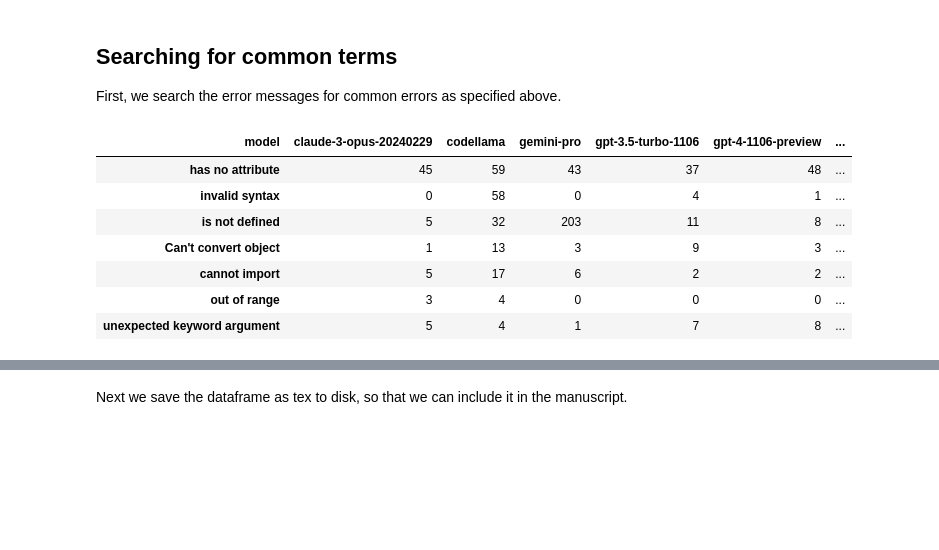
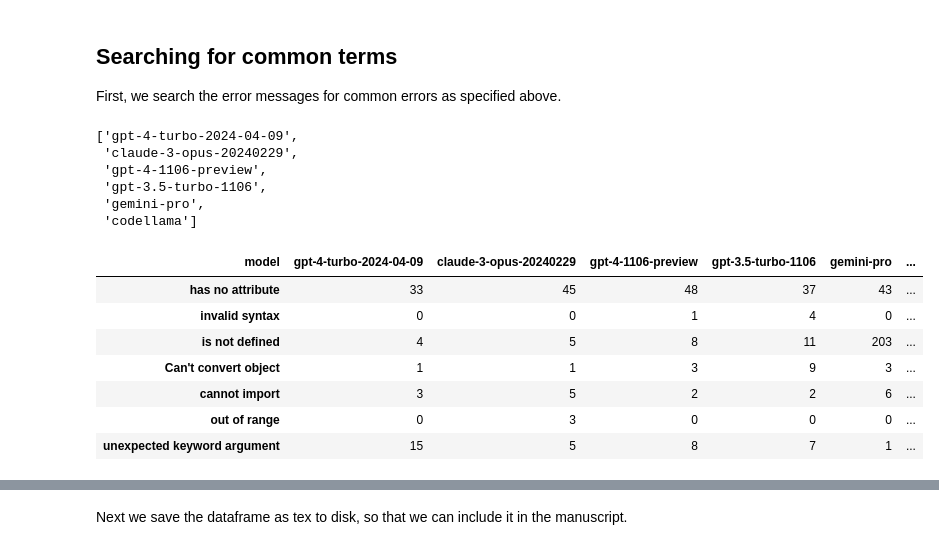
Before and after one commit to haesleinhuepf/human-eval-bia, a Jupyter notebook: demo/summarize_error_messages.ipynb, the cells around one changed output, grey strips where cells are left out. Saved outputs shown, nothing was run; the diff lists cells and outputs as text; code cells hidden in the pictures; blank space fills up the shorter version.

```diff
--- a/demo/summarize_error_messages.ipynb
+++ b/demo/summarize_error_messages.ipynb
@@ -72,17 +72,31 @@ error_counts = df.groupby('model').apply(count_errors, error_list=common_errors)
 
 # Transpose the result for the desired format: models as columns, errors as rows
 error_counts = error_counts.T
+# %%
+# reorder columns to be similar to evaluation result plots
+with open("model_order.txt", 'r') as f:
+    columns_in_order = f.readlines()
+    columns_in_order = [c.strip() for c in columns_in_order if "reference" not in c]
+columns_in_order
+# %% [output]
+['gpt-4-turbo-2024-04-09',
+ 'claude-3-opus-20240229',
+ 'gpt-4-1106-preview',
+ 'gpt-3.5-turbo-1106',
+ 'gemini-pro',
+ 'codellama']
 # %%
+error_counts = error_counts[columns_in_order]
 error_counts
 # %% [output]
-| model | claude-3-opus-20240229 | codellama | gemini-pro | gpt-3.5-turbo-1106 | gpt-4-1106-preview | ... |
-| has no attribute | 45 | 59 | 43 | 37 | 48 | ... |
-| invalid syntax | 0 | 58 | 0 | 4 | 1 | ... |
-| is not defined | 5 | 32 | 203 | 11 | 8 | ... |
-| Can't convert object | 1 | 13 | 3 | 9 | 3 | ... |
-| cannot import | 5 | 17 | 6 | 2 | 2 | ... |
-| out of range | 3 | 4 | 0 | 0 | 0 | ... |
-| unexpected keyword argument | 5 | 4 | 1 | 7 | 8 | ... |
+| model | gpt-4-turbo-2024-04-09 | claude-3-opus-20240229 | gpt-4-1106-preview | gpt-3.5-turbo-1106 | gemini-pro | ... |
+| has no attribute | 33 | 45 | 48 | 37 | 43 | ... |
+| invalid syntax | 0 | 0 | 1 | 4 | 0 | ... |
+| is not defined | 4 | 5 | 8 | 11 | 203 | ... |
+| Can't convert object | 1 | 1 | 3 | 9 | 3 | ... |
+| cannot import | 3 | 5 | 2 | 2 | 6 | ... |
+| out of range | 0 | 3 | 0 | 0 | 0 | ... |
+| unexpected keyword argument | 15 | 5 | 8 | 7 | 1 | ... |
 # %%
 error_counts.columns = [f"\\rot{{{col}}}" for col in error_counts.columns]
 error_counts
```
Also changed, not shown: parts of 3 cells of this notebook, 19 other files.
